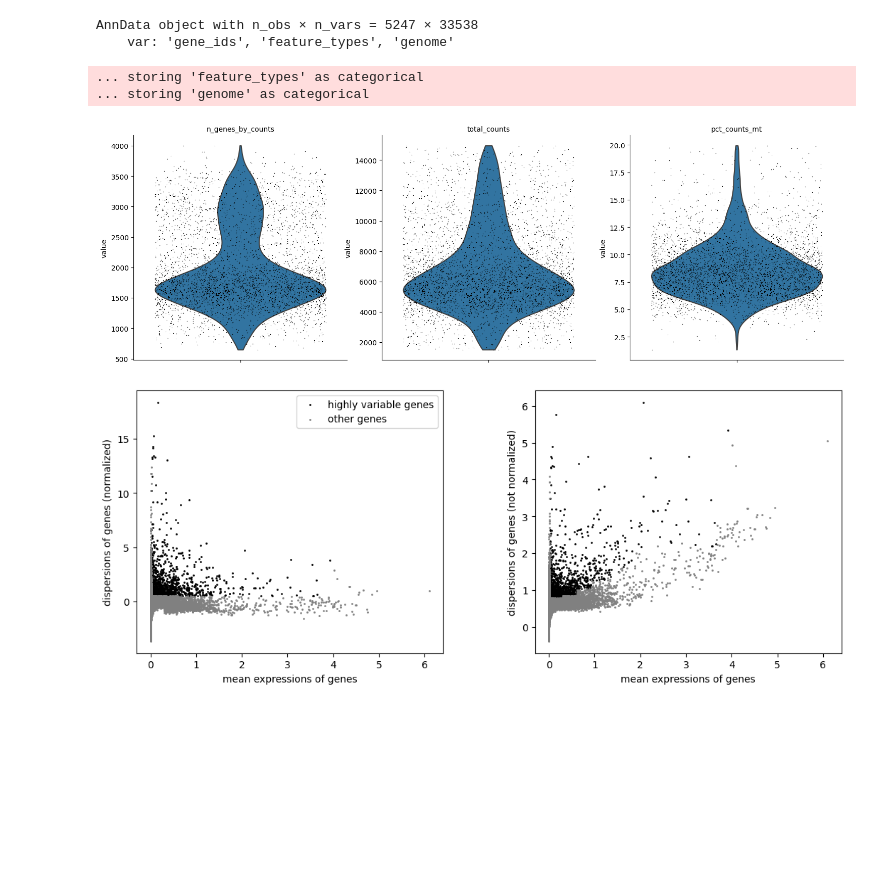
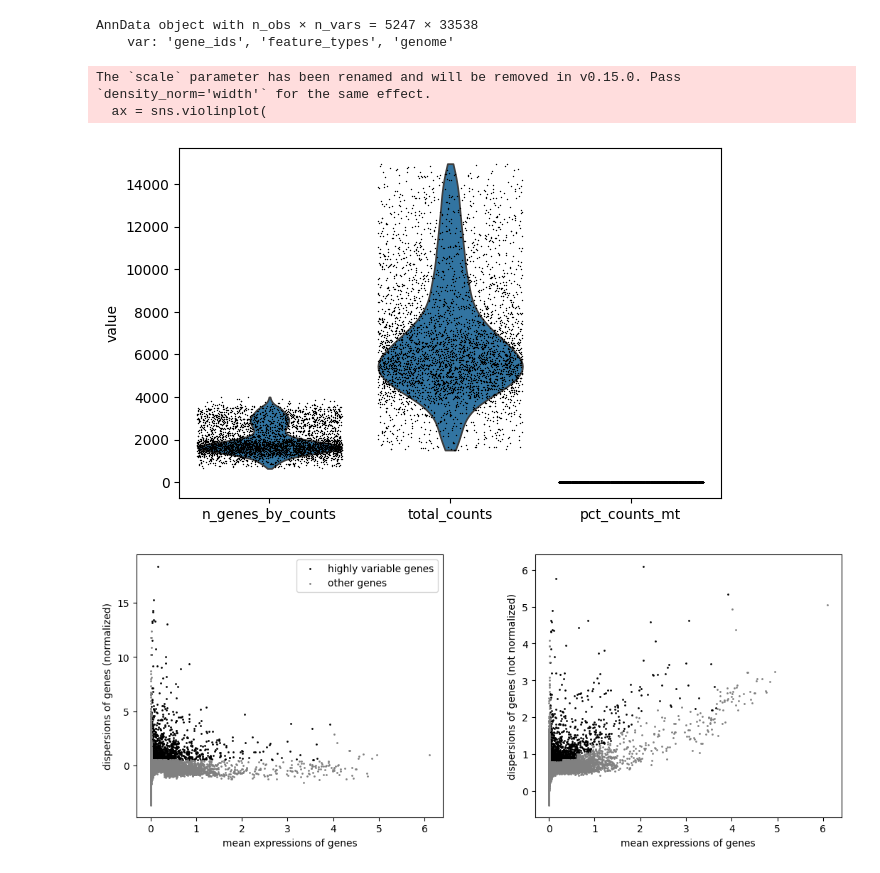
Before and after one commit to Bayer-Group/cellenium, a Jupyter notebook: data_import/public_data/pbmc3k_processed.h5mu.ipynb, the cells around one changed output. Cells and saved outputs as stored; diff of their text form; code cells hidden in the pictures; blank space fills up the shorter version.

Commit message:
don't plot violin in multiple panels to avoid error

```diff
--- a/data_import/public_data/pbmc3k_processed.h5mu.ipynb
+++ b/data_import/public_data/pbmc3k_processed.h5mu.ipynb
@@ -118,11 +116,11 @@ mu.pp.filter_obs(rna, 'total_counts', lambda x: (x > 1500) & (x < 15000))
 mu.pp.filter_obs(rna, 'pct_counts_mt', lambda x: x < 20)
 # %%
 sc.pl.violin(rna, ['n_genes_by_counts', 'total_counts', 'pct_counts_mt'],
-             jitter=0.4, multi_panel=True)
+             jitter=0.4, multi_panel=False)
 # %% [output]
-... storing 'feature_types' as categorical
-... storing 'genome' as categorical
+The `scale` parameter has been renamed and will be removed in v0.15.0. Pass `density_norm='width'` for the same effect.
+  ax = sns.violinplot(
-[figure, old version]
+[figure, new version]
 # %%
 # normalize
 sc.pp.normalize_total(rna, target_sum=1e4)
```
Also changed, not shown: parts of 10 cells of this notebook.
